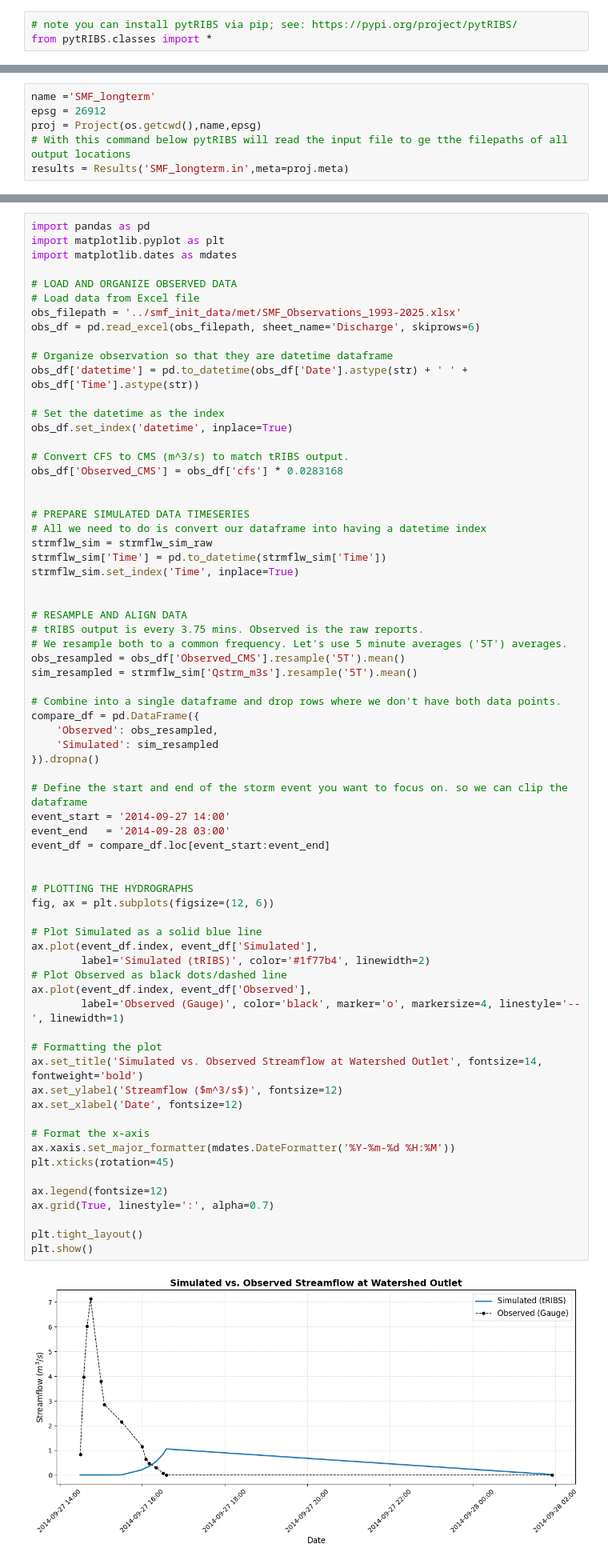
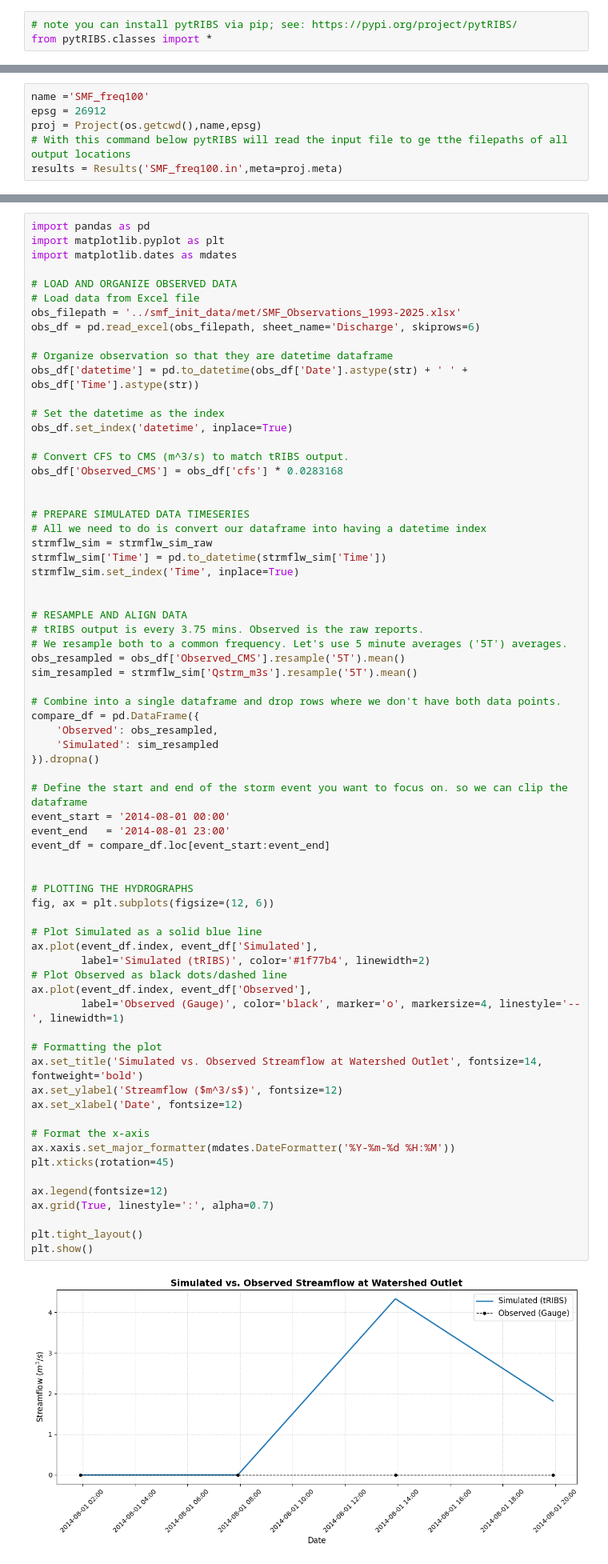
Before and after one commit to bparaju4/Exercise_4, a Jupyter notebook: workspaces/SMF_pytRIBS/smf_demo/Run_Model_C3_freq100.ipynb, the cells around one changed output, grey strips where cells are left out. Shown at 80% size. Cells and saved outputs as stored; diff of their text form.

```diff
--- a/workspaces/SMF_pytRIBS/smf_demo/Run_Model_C3_freq100.ipynb
+++ b/workspaces/SMF_pytRIBS/smf_demo/Run_Model_C3_freq100.ipynb
@@ -65,11 +65,11 @@ SUCCESS: Simulation completed in 4.24 minutes.
 ## Results Class: Merge and Visualize Results
 The Results class simplifies working with tRIBS outputs by offering post-processing methods that handle everything from file management to basic model output analysis. tRIBS generates a large amount of data with fine spatial and temporal resolutions, including time series of streamflow and spatially averaged state and flux variables. Additionally, the model produces Voronoi diagrams that can be used with both dynamic snapshots (captured at specific times) and integrated outputs (aggregated over the entire model run). The Results class helps manage these outputs, providing users with tools to merge parallel results and perform further analysis using commonly utilized data libraries.
 # %%
-name ='SMF_longterm'
+name ='SMF_freq100'
 epsg = 26912
 proj = Project(os.getcwd(),name,epsg)
 # With this command below pytRIBS will read the input file to ge tthe filepaths of all output locations
-results = Results('SMF_longterm.in',meta=proj.meta)
+results = Results('SMF_freq100.in',meta=proj.meta)
 # %%
 gdf = results.voronoi.merge(results.int_spatial_vars,on='ID')
 results.get_mrf_results()
@@ -125,37 +125,37 @@ compare_df = pd.DataFrame({
 }).dropna()
 
 # Define the start and end of the storm event you want to focus on. so we can clip the dataframe
-event_start = '2014-09-27 14:00'
-event_end   = '2014-09-28 03:00'
+event_start = '2014-08-01 00:00'
+event_end   = '2014-08-01 23:00'
 event_df = compare_df.loc[event_start:event_end]
 
 
 # PLOTTING THE HYDROGRAPHS
 fig, ax = plt.subplots(figsize=(12, 6))
 
 # Plot Simulated as a solid blue line
 ax.plot(event_df.index, event_df['Simulated'],
         label='Simulated (tRIBS)', color='#1f77b4', linewidth=2)
 # Plot Observed as black dots/dashed line
 ax.plot(event_df.index, event_df['Observed'],
         label='Observed (Gauge)', color='black', marker='o', markersize=4, linestyle='--', linewidth=1)
 
 # Formatting the plot
 ax.set_title('Simulated vs. Observed Streamflow at Watershed Outlet', fontsize=14, fontweight='bold')
 ax.set_ylabel('Streamflow ($m^3/s$)', fontsize=12)
 ax.set_xlabel('Date', fontsize=12)
 
 # Format the x-axis
 ax.xaxis.set_major_formatter(mdates.DateFormatter('%Y-%m-%d %H:%M'))
 plt.xticks(rotation=45)
 
 ax.legend(fontsize=12)
 ax.grid(True, linestyle=':', alpha=0.7)
 
 plt.tight_layout()
 plt.show()
 # %% [output]
-[figure, old version]
+[figure, new version]
 # %% [markdown]
 Now that we have orgnaized and plotted our streamflow data we can look at some preformance metrics
 # %%
```
Also changed, not shown: parts of 5 cells of this notebook, 1 other file.
